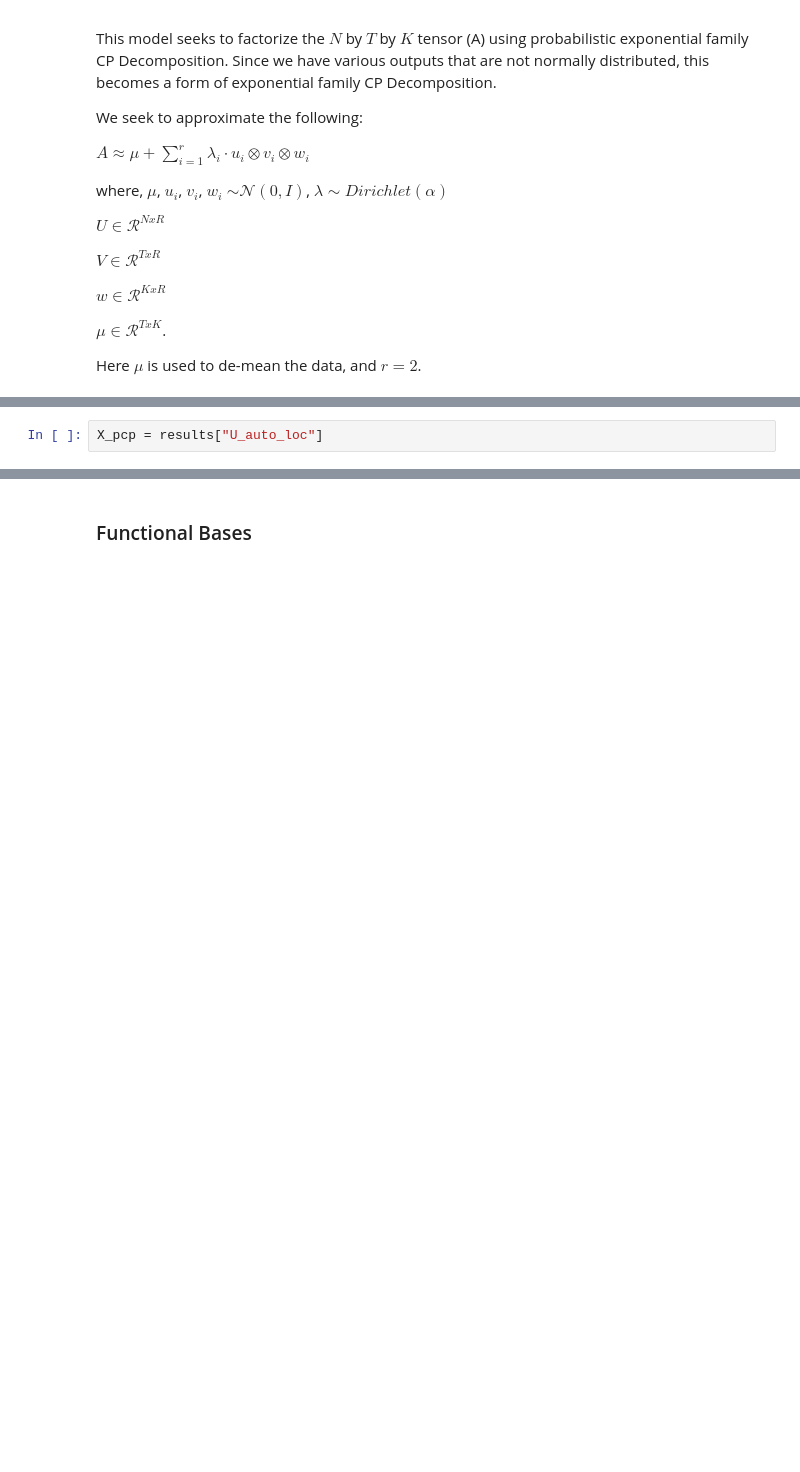
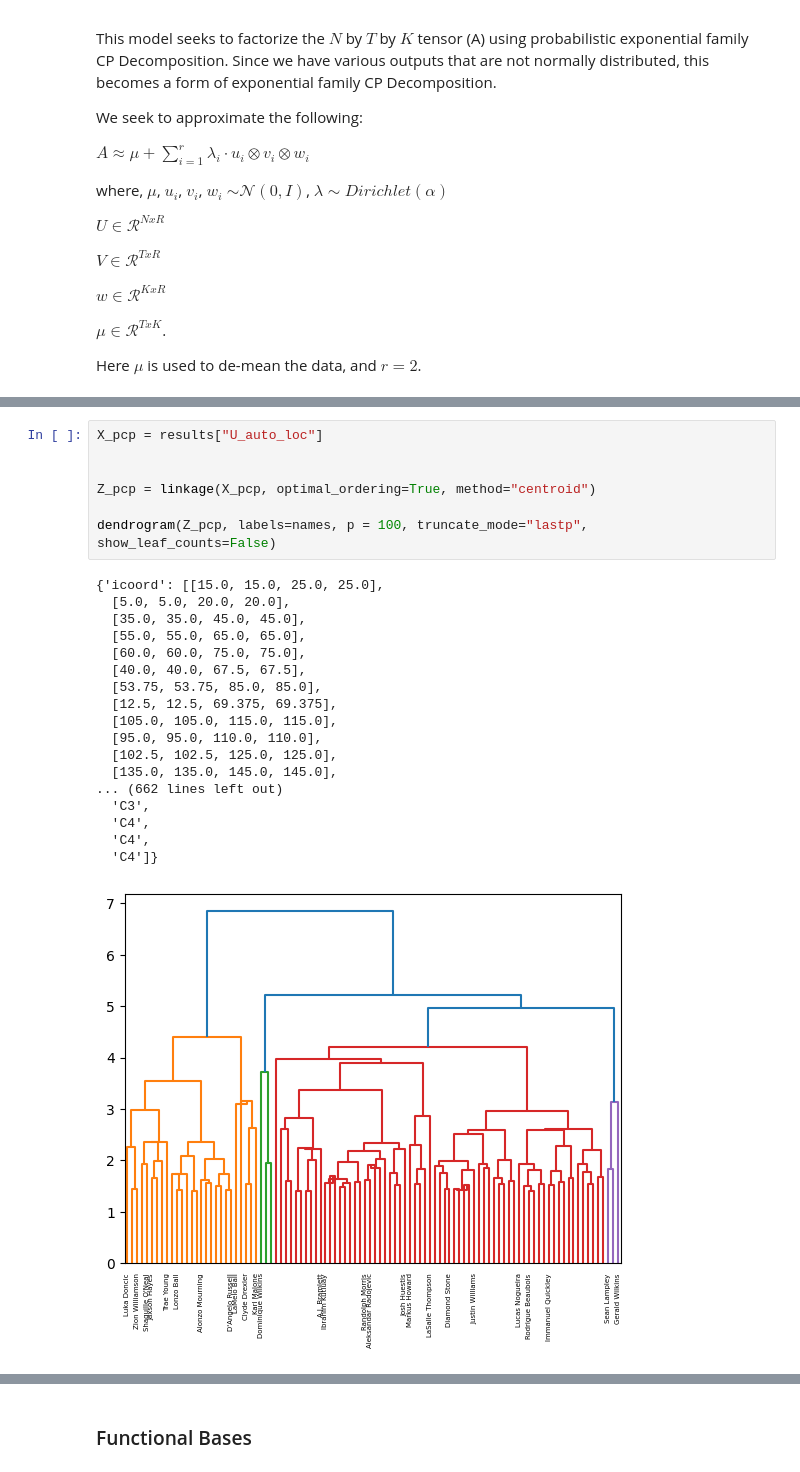
Before and after one commit to abrahme/nba_functional_analysis, a Jupyter notebook: HSGPFunctional.ipynb, the cells around one changed output, grey strips where cells are left out. Saved outputs shown, nothing was run; the diff lists cells and outputs as text; blank space fills up the shorter version.

```diff
--- a/HSGPFunctional.ipynb
+++ b/HSGPFunctional.ipynb
@@ -364,5 +376,29 @@ maxCacheSize: 6.00 GB
-# %%
-X_pcp = results["U_auto_loc"]
+# %%
+X_pcp = results["U_auto_loc"]
+
+
+Z_pcp = linkage(X_pcp, optimal_ordering=True, method="centroid")
+
+dendrogram(Z_pcp, labels=names, p = 100, truncate_mode="lastp", show_leaf_counts=False)
+# %% [output]
+{'icoord': [[15.0, 15.0, 25.0, 25.0],
+  [5.0, 5.0, 20.0, 20.0],
+  [35.0, 35.0, 45.0, 45.0],
+  [55.0, 55.0, 65.0, 65.0],
+  [60.0, 60.0, 75.0, 75.0],
+  [40.0, 40.0, 67.5, 67.5],
+  [53.75, 53.75, 85.0, 85.0],
+  [12.5, 12.5, 69.375, 69.375],
+  [105.0, 105.0, 115.0, 115.0],
+  [95.0, 95.0, 110.0, 110.0],
+  [102.5, 102.5, 125.0, 125.0],
+  [135.0, 135.0, 145.0, 145.0],
+... (662 lines left out)
+  'C3',
+  'C4',
+  'C4',
+  'C4']}
+[figure, added]
 # %%
 plt.scatter(X_pcp[:,0], X_pcp[:,1])
 # Annotate outliers
```
Also changed, not shown: parts of 18 cells of this notebook.
